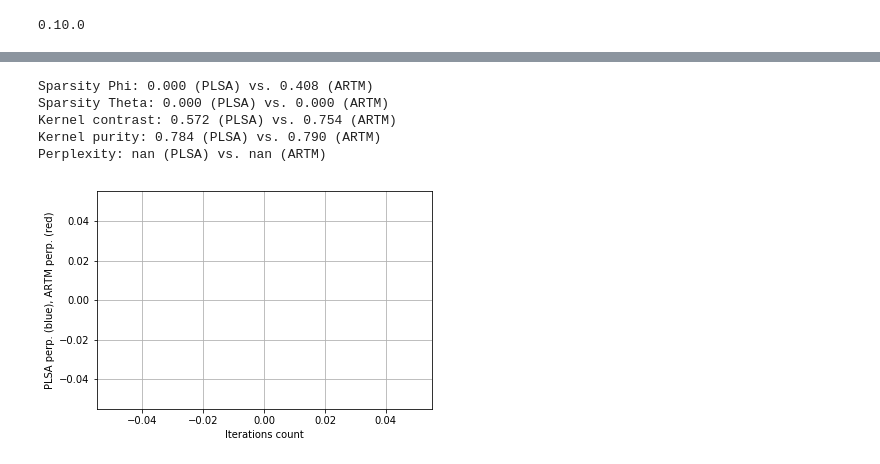
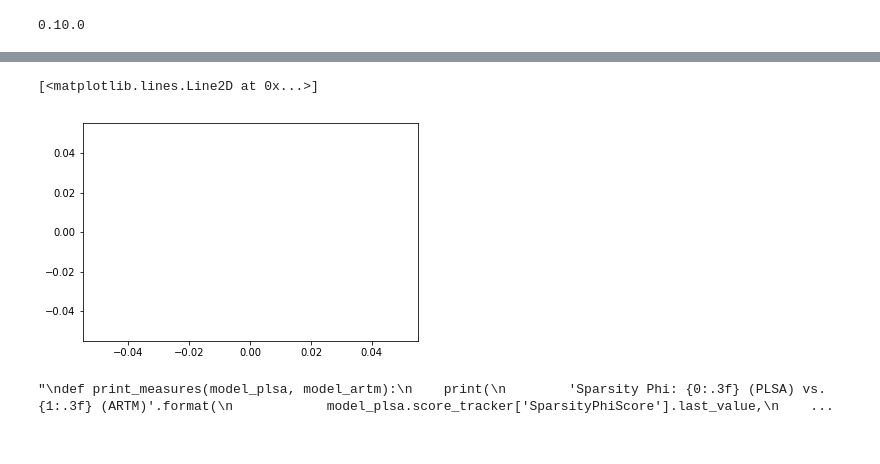
Before and after one commit to Kirmark/bachelor-qualification-work, a Jupyter notebook: application/models/create_model.ipynb, the cells around one changed output, grey strips where cells are left out. Saved outputs shown, nothing was run; the diff lists cells and outputs as text; code cells hidden in the pictures.

```diff
--- a/application/models/create_model.ipynb
+++ b/application/models/create_model.ipynb
@@ -86,5 +94,11 @@ model_plsa.fit_offline(batch_vectorizer=batch_vectorizer, num_collection_passes=
 model_artm.fit_offline(batch_vectorizer=batch_vectorizer, num_collection_passes=15)
+# %%
+plt.plot(model_artm.score_tracker["PerplexityScore"].value)
+# %% [output]
+[<matplotlib.lines.Line2D at 0x...>]
+[figure, added]
 # %%
+'''
 def print_measures(model_plsa, model_artm):
     print(
         'Sparsity Phi: {0:.3f} (PLSA) vs. {1:.3f} (ARTM)'.format(
@@ -131,10 +145,6 @@ def print_measures(model_plsa, model_artm):
     plt.show()
 
 print_measures(model_plsa, model_artm)
+'''
 # %% [output]
-Sparsity Phi: 0.000 (PLSA) vs. 0.408 (ARTM)
-Sparsity Theta: 0.000 (PLSA) vs. 0.000 (ARTM)
-Kernel contrast: 0.572 (PLSA) vs. 0.754 (ARTM)
-Kernel purity: 0.784 (PLSA) vs. 0.790 (ARTM)
-Perplexity: nan (PLSA) vs. nan (ARTM)
+"\ndef print_measures(model_plsa, model_artm):\n    print(\n        'Sparsity Phi: {0:.3f} (PLSA) vs. {1:.3f} (ARTM)'.format(\n            model_plsa.score_tracker['SparsityPhiScore'].last_value,\n    ...
-[figure, removed]
```
Also changed, not shown: parts of 23 cells of this notebook, 1 other file.
